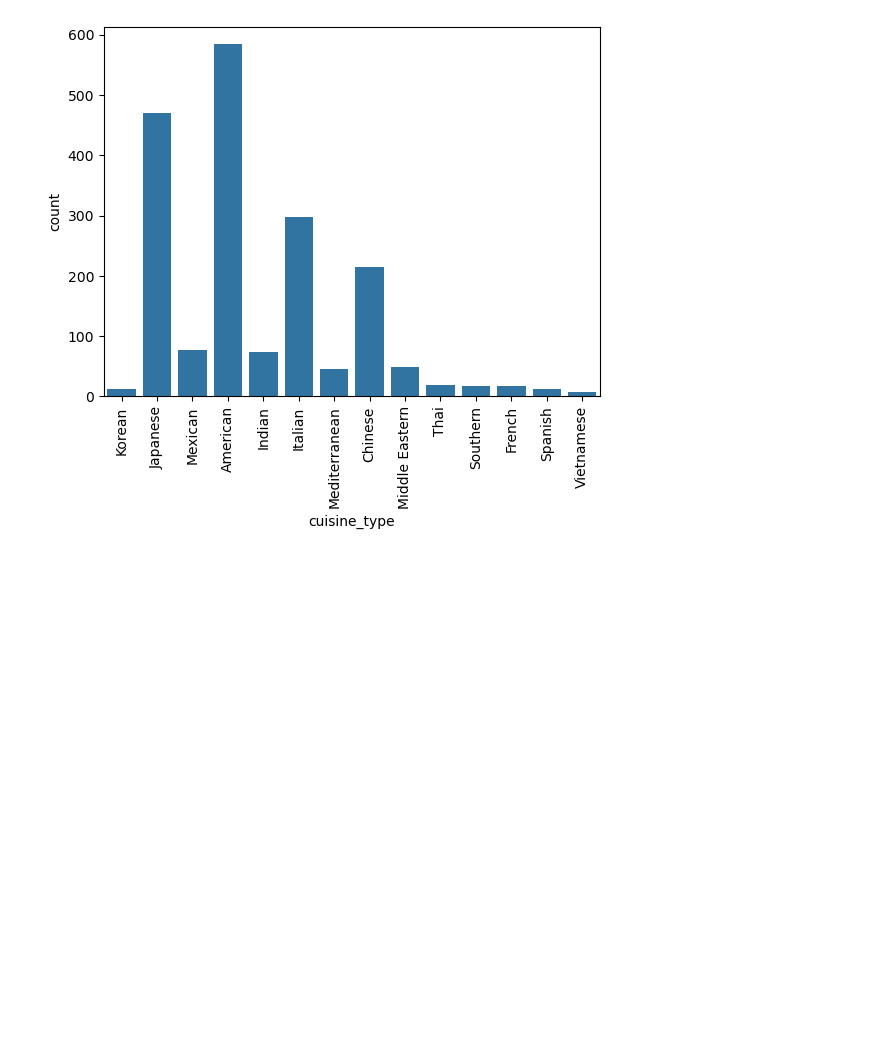
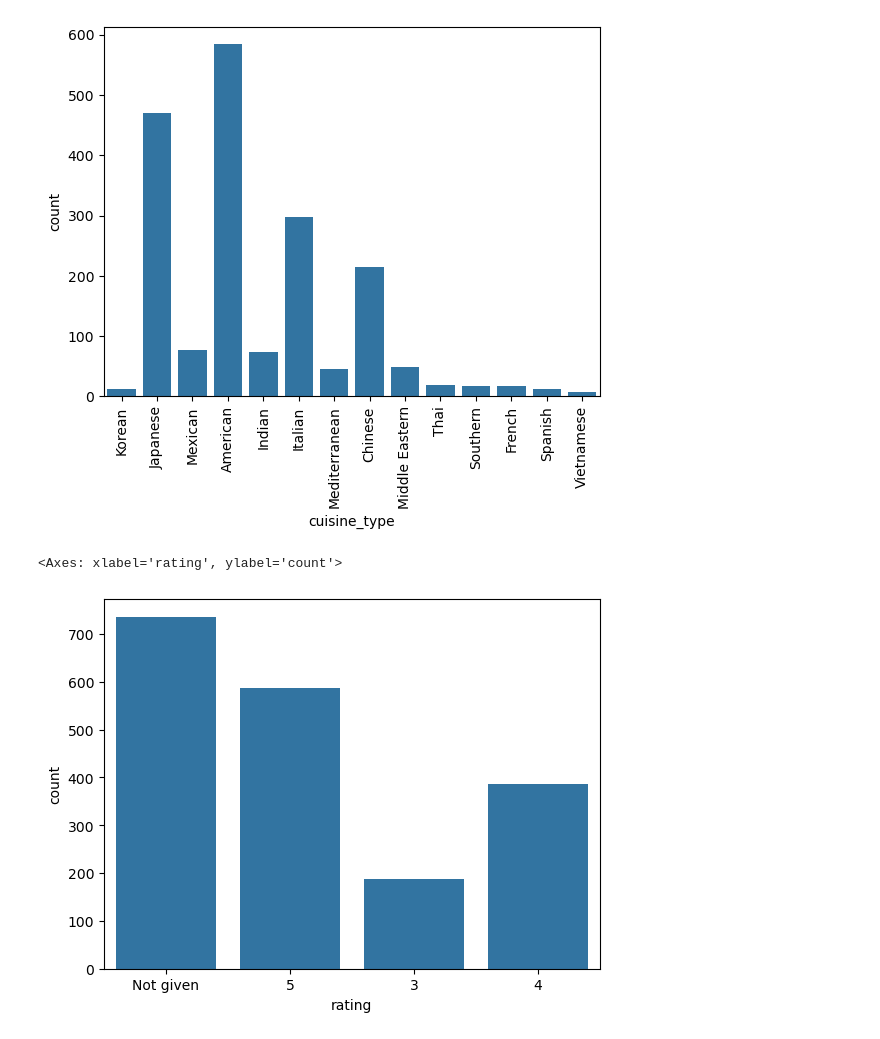
Before and after one commit to padmapriyaravi08/Data-Visualization, a Jupyter notebook: seabornEg.ipynb, the cells around one changed output. Cells and saved outputs as stored; diff of their text form; code cells hidden in the pictures; blank space fills up the shorter version.

```diff
--- a/seabornEg.ipynb
+++ b/seabornEg.ipynb
@@ -98,3 +98,8 @@ plt.xticks(rotation=90)
   Text(12, 0, 'Spanish'),
   Text(13, 0, 'Vietnamese')])
 [figure]
+# %%
+sns.countplot(data=df, x='rating')
+# %% [output]
+<Axes: xlabel='rating', ylabel='count'>
+[figure, added]
```
Also changed, not shown: parts of 8 cells of this notebook.
